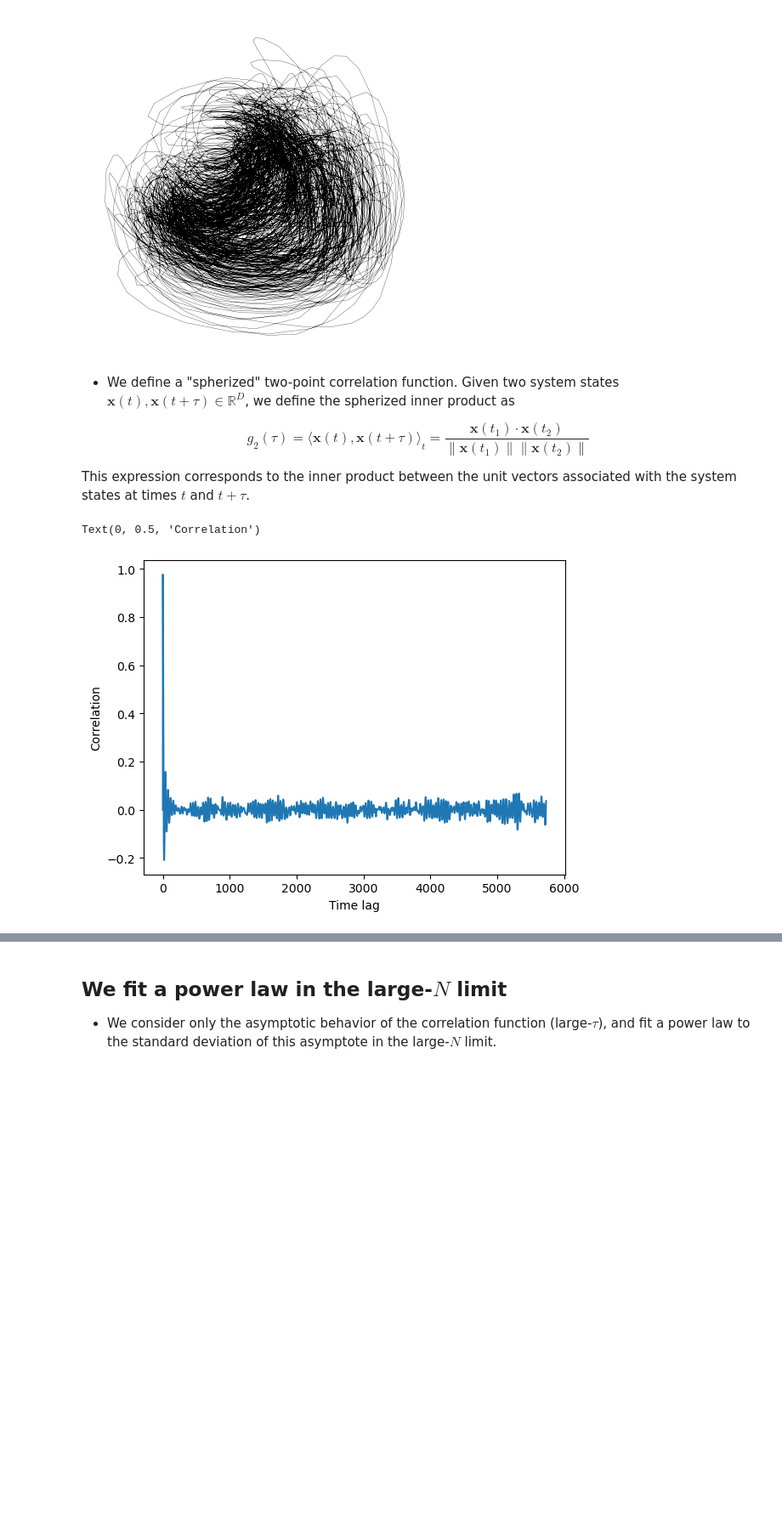
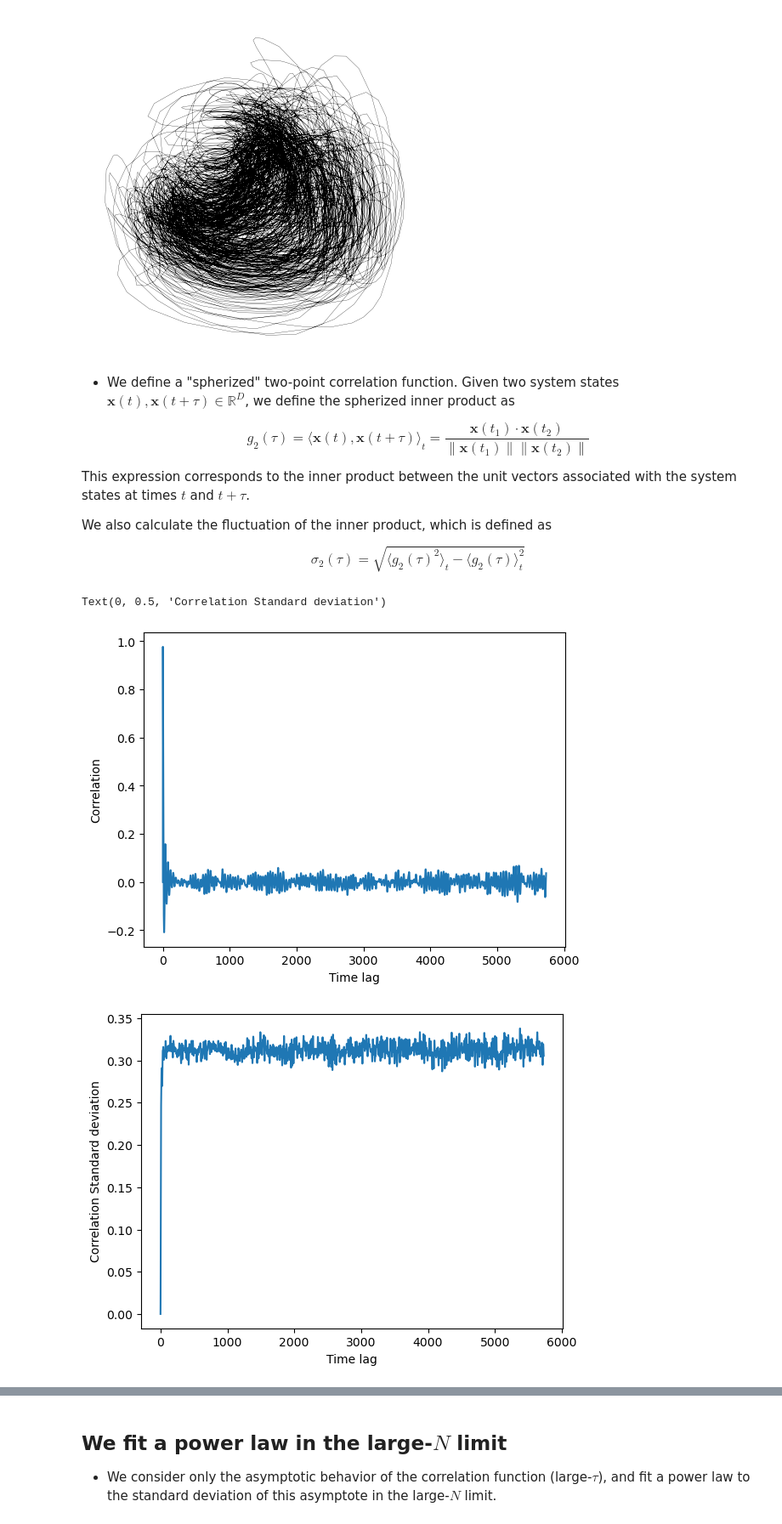
Before and after one commit to williamgilpin/angdim, a Jupyter notebook: demo.ipynb, the cells around one changed output, grey strips where cells are left out. Shown at 85% size. Saved outputs shown, nothing was run; the diff lists cells and outputs as text; code cells hidden in the pictures; blank space fills up the shorter version.

```diff
--- a/demo.ipynb
+++ b/demo.ipynb
@@ -82,34 +82,49 @@ g_2(\tau) = \langle \mathbf{x}(t), \mathbf{x}(t + \tau) \rangle_t = \frac{\mathb
 $$
 
 This expression corresponds to the inner product between the unit vectors associated with the system states at times $t$ and $t + \tau$.
+
+We also calculate the fluctuation of the inner product, which is defined as
+
+$$
+\sigma_2(\tau) = \sqrt{\langle g_2(\tau)^2 \rangle_t - \langle g_2(\tau) \rangle_t^2}
+$$
 # %%
 def twopoint_correlation(X, center=True, spherize=True):
     """
     Compute the instantaneous pairwise correlation between all pairs of timepoints
 
     Args:
         X (np.ndarray): shape (T, D)
         center (bool): If True, subtract the mean from each timepoint
         spherize (bool): If True, normalize each timepoint to a unit length vector
     """
     if center:
         X -= np.mean(X, axis=1, keepdims=True)
     if spherize:
         X /= np.linalg.norm(X, axis=1, keepdims=True)
     max_time = X.shape[0] // 2
     corrs = np.zeros(max_time)
+    stds = np.zeros(max_time)
     for i in range(1, max_time):
         corrs[i] = np.mean(np.sum(X[i:] * X[:-i], axis=1))
-    return corrs
+        stds[i] = np.std(np.sum(X[i:] * X[:-i], axis=1))
+    return corrs, stds
 
-g2 = twopoint_correlation(ysol)
+g2, g2_std = twopoint_correlation(ysol)
+
 plt.figure()
 plt.plot(g2)
 plt.xlabel("Time lag")
 plt.ylabel("Correlation")
+
+plt.figure()
+plt.plot(g2_std)
+plt.xlabel("Time lag")
+plt.ylabel("Correlation Standard deviation")
 # %% [output]
-Text(0, 0.5, 'Correlation')
+Text(0, 0.5, 'Correlation Standard deviation')
 [figure]
+[figure, added]
 # %% [markdown]
 ## How do the asymptotic correlations depend on dimensionality?
 
```
Also changed, not shown: parts of 8 cells of this notebook.
